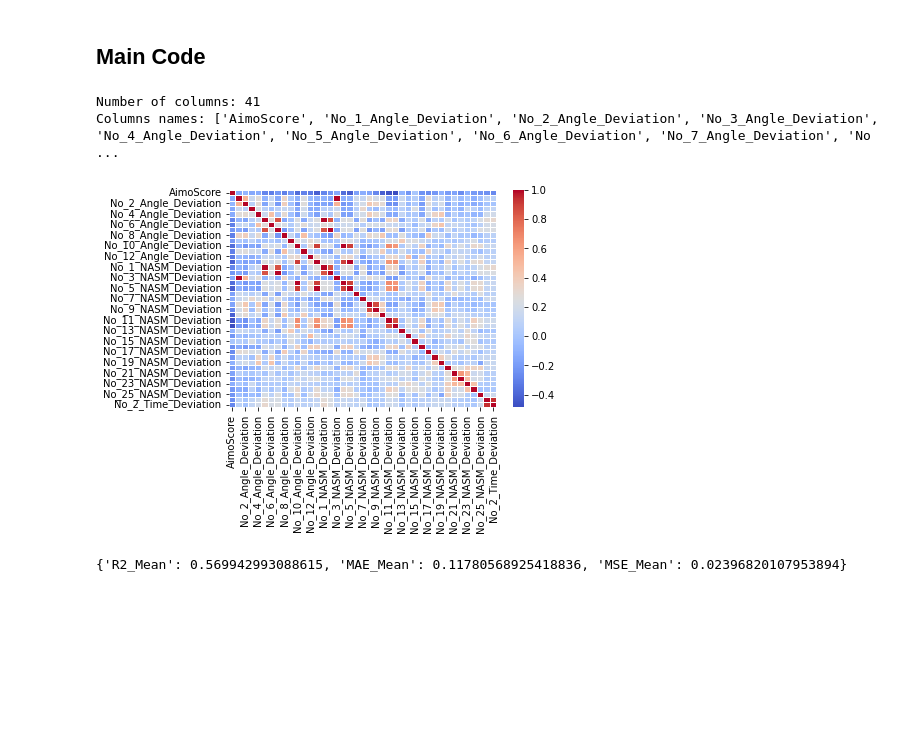
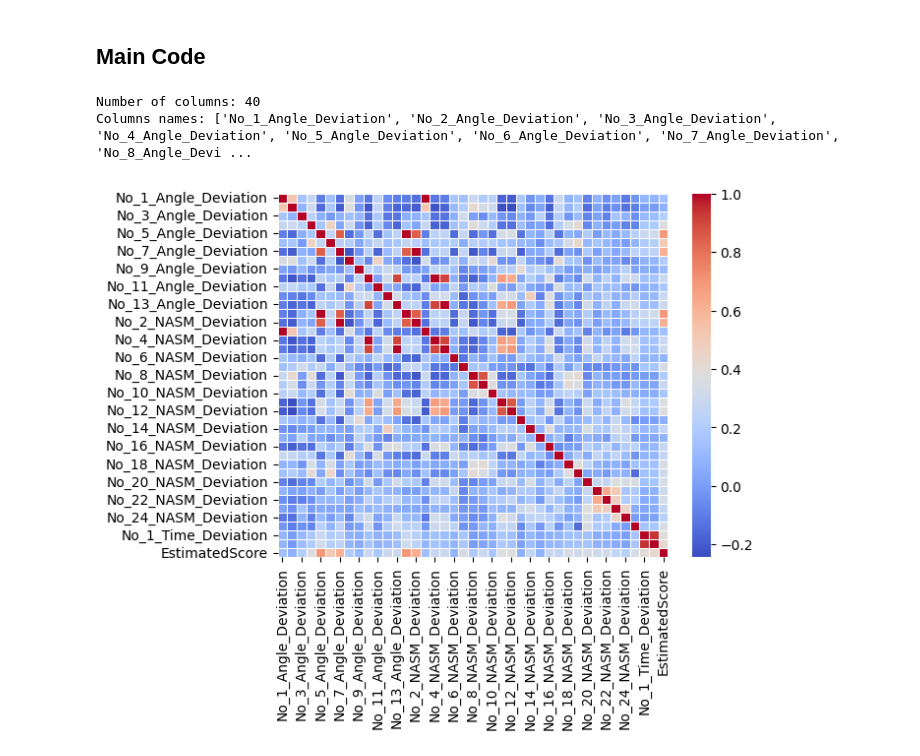
Before and after one commit to sb224sc-HT22-VT27/4dt907, a Jupyter notebook: src/ml-research/a2/a2.ipynb, the cells around one changed output. Cells and saved outputs as stored; diff of their text form; code cells hidden in the pictures; blank space fills up the shorter version.

```diff
--- a/src/ml-research/a2/a2.ipynb
+++ b/src/ml-research/a2/a2.ipynb
@@ -85,77 +56,51 @@ def fitReg(X, y):
 # %% [markdown]
 ## Main Code
 # %%
-
-
-
-
 df_cleaned = preprocessing(df)
-df_cleaned = df_cleaned.reset_index()
-
 
 df_names = df_cleaned.columns.tolist()
 print(f"Number of columns: {len(df_names)}")
 print(f"Columns names: {df_names}")
 
-df_cleaned.describe()
+df.describe()
 
-sns.heatmap(df_cleaned.corr(), annot=False, cmap="coolwarm", fmt=".1f", linewidths=0.5)
+sns.heatmap(df.corr(), annot=False, cmap="coolwarm", fmt=".1f", linewidths=0.5)
 plt.show()
-
-y = df_cleaned['AimoScore']
-X = df_cleaned.drop('AimoScore', axis=1)
-
-model, y_pred, y_test = fitReg(X, y)
-
-
 
 
 # TODO: Uncomment below when reasonable results are aquired
 # with mlflow.start_run(run_name="A2-Training") as run:
 #     mlflow.log_params(config)
 
 #     model = fitreg(df_cleaned)
 
 #     # TRAINING CODE GOES HERE
 #     # model = train_model()
 
 #     # Logging results
 #     # Create a dictionary for all results (EXAMPLE BELOW)
-
-# 1. R-Squared (The Accuracy)
-# How much of the variance in AimoScore(Expert score) does your model explain?
-r2_scores = cross_val_score(model, X, y, cv=kf, scoring='r2')
-
-# 2. Mean Absolute Error (MAE)
-# On average, how many points off is your prediction?
-mae_scores = -cross_val_score(model, X, y, cv=kf, scoring='neg_mean_absolute_error')
-
-# 3. Mean Squared Error (MSE)
-mse_scores = -cross_val_score(model, X, y, cv=kf, scoring='neg_mean_squared_error')
-
-results = {
-    "R2_Mean": r2_scores.mean(),
-    "MAE_Mean": mae_scores.mean(),
-    "MSE_Mean": mse_scores.mean()
-}
-print(results)
+#     results = {
+#         "accuracy": 0.942,
+#         "f1_score": 0.915,
+#         "precision": 0.920,
+#         "recall": 0.910,
+#     }
 #     mlflow.log_metrics(results)
 
 #     # Logging visuals
 #     # Example how to below
 #     # plt.savefig("feature_importance.png")
 #     # mlflow.log_artifact("feature_importance.png")
 
 #     if utils.auto_check_challenger(run.info.run_id, metric_name="accuracy"):
 #         mlflow.sklearn.log_model(model, "model", registered_model_name="Project_Model")
 
 #         latest_v = utils.client.get_latest_versions("Project_Model")[0].version
 #         utils.client.set_registered_model_alias("Project_Model", "dev", latest_v)
 #         print("New model beat current @dev uploading to DagsHub")
 #     else:
 #         print("Did not beat current @dev, model not uploaded to Dagshub")
 # %% [output]
-Number of columns: 41
-Columns names: ['AimoScore', 'No_1_Angle_Deviation', 'No_2_Angle_Deviation', 'No_3_Angle_Deviation', 'No_4_Angle_Deviation', 'No_5_Angle_Deviation', 'No_6_Angle_Deviation', 'No_7_Angle_Deviation', 'No ...
+Number of columns: 40
+Columns names: ['No_1_Angle_Deviation', 'No_2_Angle_Deviation', 'No_3_Angle_Deviation', 'No_4_Angle_Deviation', 'No_5_Angle_Deviation', 'No_6_Angle_Deviation', 'No_7_Angle_Deviation', 'No_8_Angle_Devi ...
-[figure, old version]
+[figure, new version]
-{'R2_Mean': 0.569942993088615, 'MAE_Mean': 0.11780568925418836, 'MSE_Mean': 0.02396820107953894}
```
Also changed, not shown: parts of 3 cells of this notebook.
